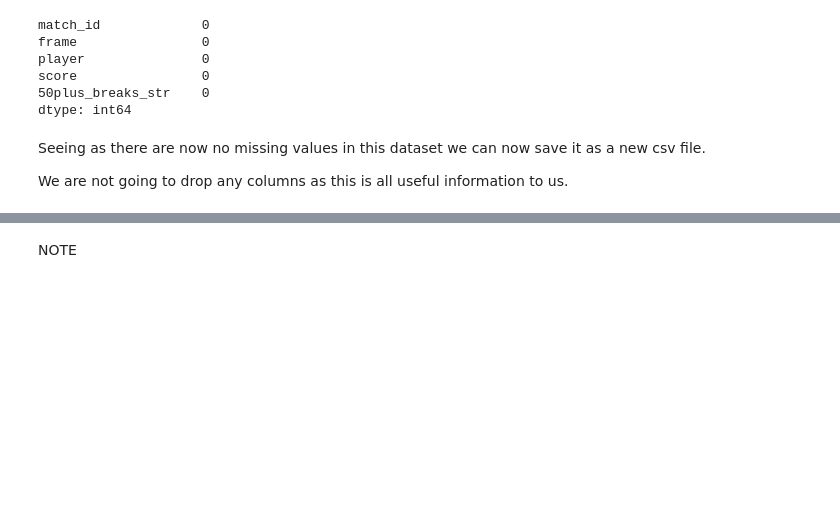
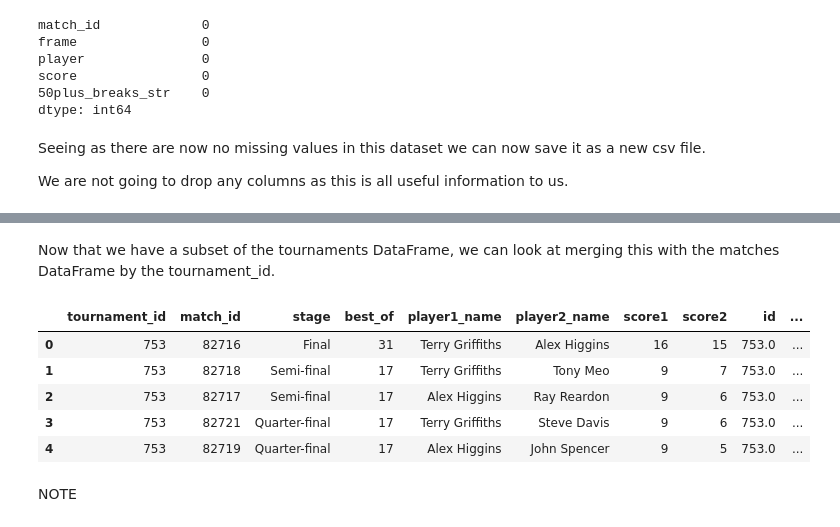
Before and after one commit to stephenbeese/Snooker-Data-Analysis, a Jupyter notebook: jupyter_notebooks/ETL.ipynb, the cells around one changed output, grey strips where cells are left out. Cells and saved outputs as stored; diff of their text form; code cells hidden in the pictures; blank space fills up the shorter version.

```diff
--- a/jupyter_notebooks/ETL.ipynb
+++ b/jupyter_notebooks/ETL.ipynb
@@ -448,0 +508,9 @@ df_scores.to_csv(os.path.join(clean_data_dir, 'scores_cleaned.csv'), index=False
+# %%
+# Make a copy of df_matches
+df_matches = df_matches.copy()
+
+# set index to match_id
+# df_matches.set_index('match_id', inplace=True)
+
+# Display head
+df_matches.head()
@@ -448,0 +524,14 @@ df_scores.to_csv(os.path.join(clean_data_dir, 'scores_cleaned.csv'), index=False
+# %%
+# Rename index
+df_tournaments.index.name = "id"
+
+# Reset index
+df_tournaments_subset = df_tournaments.reset_index()
+
+# List tournament columns I would like to merge
+tournament_columns_to_merge = ["id","season", "year", "name", "country", "prize" ]
+
+# Select only the tournament columns
+df_tournaments_subset = df_tournaments_subset[tournament_columns_to_merge]
+
+df_tournaments_subset.head()
@@ -449,3 +545,25 @@ df_scores.to_csv(os.path.join(clean_data_dir, 'scores_cleaned.csv'), index=False
+# %% [markdown]
+Now that we have a subset of the tournaments DataFrame, we can look at merging this with the matches DataFrame by the tournament_id.
+# %%
+# Merge tournament and match data
+df_master = (
+    df_matches
+    .merge(df_tournaments_subset, left_on='tournament_id', right_on='id', how='left', validate='many_to_one')
+    .rename(columns={
+        "name": "tournament_name",
+        "country": "tournament_country",
+        "prize": "tournament_prize"
+    })
+)
+
+df_master.head()
+# %% [output]
+|  | tournament_id | match_id | stage | best_of | player1_name | player2_name | score1 | score2 | id | ... |
+| 0 | 753 | 82716 | Final | 31 | Terry Griffiths | Alex Higgins | 16 | 15 | 753.0 | ... |
+| 1 | 753 | 82718 | Semi-final | 17 | Terry Griffiths | Tony Meo | 9 | 7 | 753.0 | ... |
+| 2 | 753 | 82717 | Semi-final | 17 | Alex Higgins | Ray Reardon | 9 | 6 | 753.0 | ... |
+| 3 | 753 | 82721 | Quarter-final | 17 | Terry Griffiths | Steve Davis | 9 | 6 | 753.0 | ... |
+| 4 | 753 | 82719 | Quarter-final | 17 | Alex Higgins | John Spencer | 9 | 5 | 753.0 | ... |
 # %% [markdown]
 NOTE
 # %% [markdown]
```
Also changed, not shown: parts of 6 cells of this notebook.
